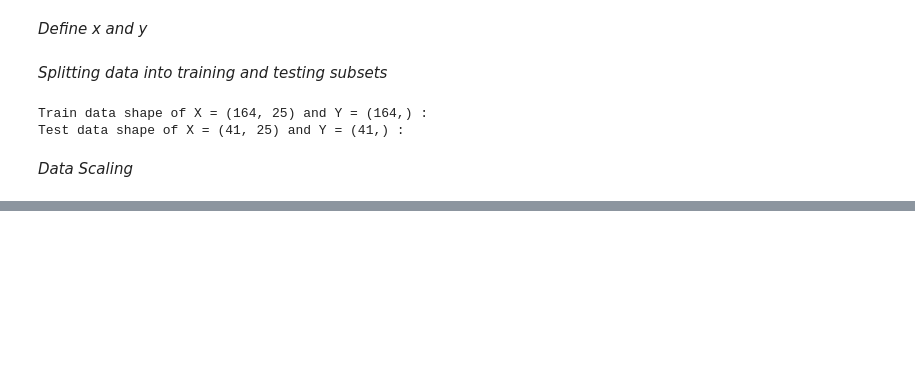
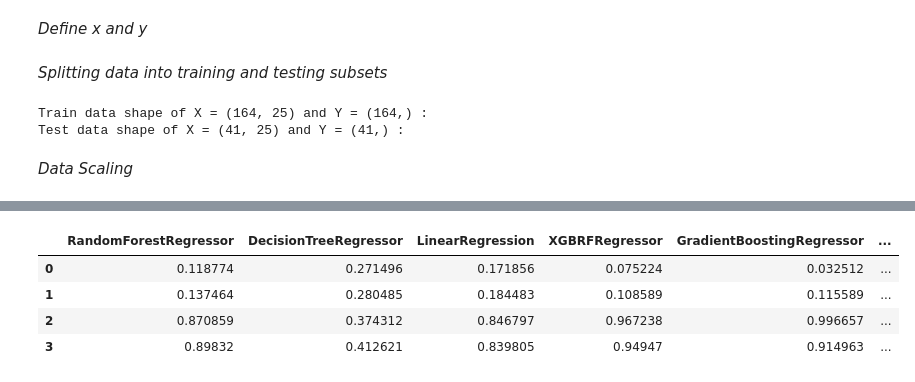
Before and after one commit to omars1234/AutoMobileML, a Jupyter notebook: Analysis.ipynb, the cells around one changed output, grey strips where cells are left out. Drawn from its saved outputs; the diff is of its cells as text; code cells hidden in the pictures; blank space fills up the shorter version.

```diff
--- a/Analysis.ipynb
+++ b/Analysis.ipynb
@@ -587,0 +577,31 @@ sns.regplot(x=y_test,y=predicted,ci=None,color ='red');
+# %%
+def evaluate_models(x_train,y_train,x_test,y_test,models,params):
+                report = {}
+                #report2={}
+                for i in tqdm(range(len(list(models)))):
+                    model=list(models.values())[i]
+                    para=params[list(models.keys())[i]]
+
+                    RandomSearchCV=RandomizedSearchCV(model,param_distributions= para,cv=3)
+                    RandomSearchCV.fit(x_train,y_train)
+
+                    model.set_params(**RandomSearchCV.best_params_)
+                    model.fit(x_train,y_train)
+
+                    y_train_prediction=model.predict(x_train)
+                    y_test_prediction=model.predict(x_test)
+
+                    model_train_mean_absolute_percentage_error=mean_absolute_percentage_error(y_train,y_train_prediction)
+                    model_test_mean_absolute_percentage_error=mean_absolute_percentage_error(y_test,y_test_prediction)
+
+                    model_train_r2_score=r2_score(y_train,y_train_prediction)
+                    model_test_r2_score=r2_score(y_test,y_test_prediction)
+
+                    #report[list(models.keys())[i]] = model_train_mean_absolute_percentage_error
+                    report[list(models.keys())[i]] = (model_train_mean_absolute_percentage_error,model_test_mean_absolute_percentage_error,model_train_r2_score,model_test_r2_score,
+                                                      RandomSearchCV.best_params_)
+
+
+                return report
+# %%
+model_report:dict=evaluate_models(x_train, y_train, x_test, y_test,models=models,params=params)
@@ -587,0 +628,10 @@ sns.regplot(x=y_test,y=predicted,ci=None,color ='red');
+# %%
+model_report_df=pd.DataFrame(model_report).iloc[:-1]
+# %%
+model_report_df
+# %% [output]
+|  | RandomForestRegressor | DecisionTreeRegressor | LinearRegression | XGBRFRegressor | GradientBoostingRegressor | ... |
+| 0 | 0.118774 | 0.271496 | 0.171856 | 0.075224 | 0.032512 | ... |
+| 1 | 0.137464 | 0.280485 | 0.184483 | 0.108589 | 0.115589 | ... |
+| 2 | 0.870859 | 0.374312 | 0.846797 | 0.967238 | 0.996657 | ... |
+| 3 | 0.89832 | 0.412621 | 0.839805 | 0.94947 | 0.914963 | ... |
```
Also changed, not shown: parts of 27 cells of this notebook.
